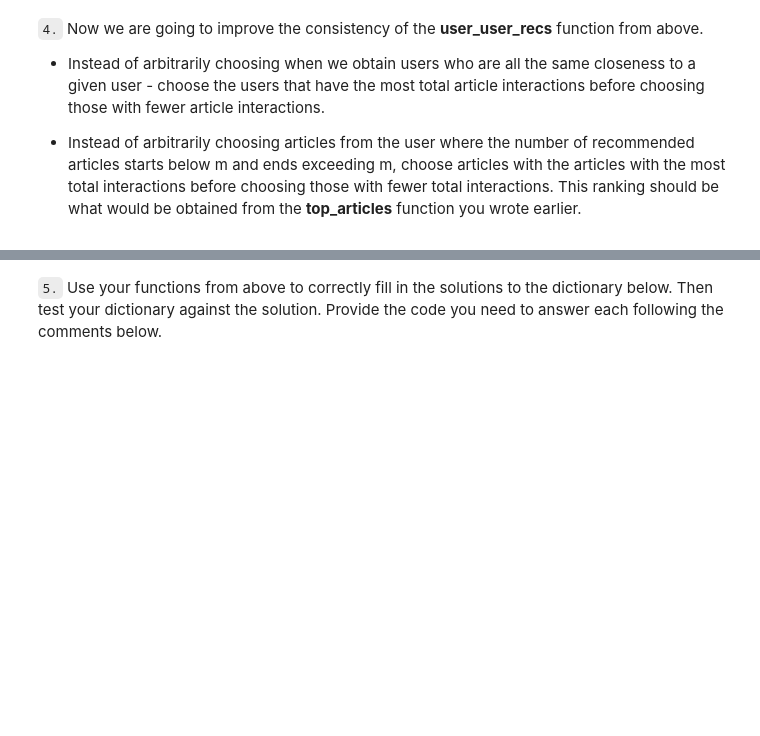
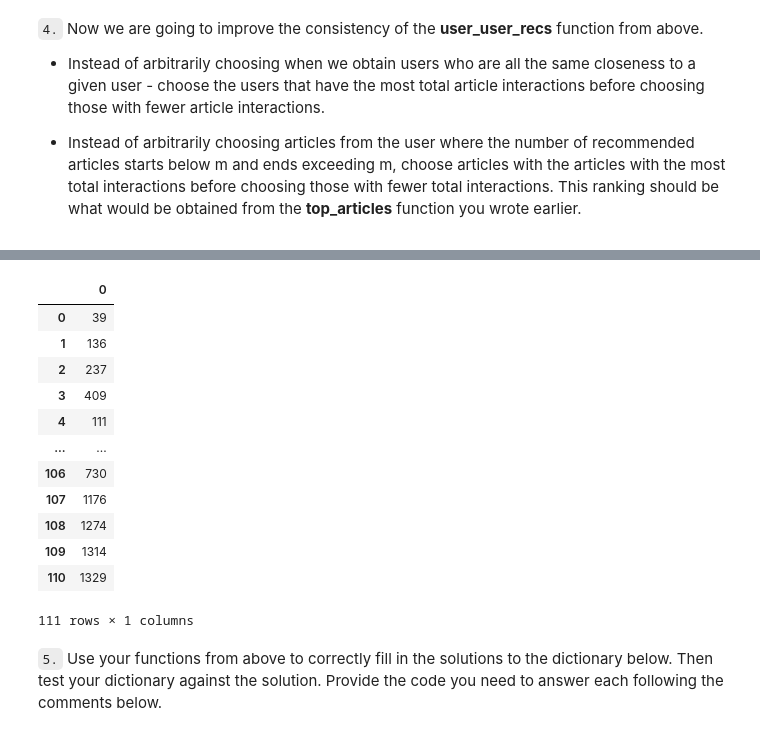
Before and after one commit to norrateng/recommendation_systems_project, a Jupyter notebook: starter/Recommendations_with_IBM.ipynb, the cells around one changed output, grey strips where cells are left out. Saved outputs shown, nothing was run; the diff lists cells and outputs as text; code cells hidden in the pictures; blank space fills up the shorter version.

```diff
--- a/starter/Recommendations_with_IBM.ipynb
+++ b/starter/Recommendations_with_IBM.ipynb
@@ -589,3 +644,21 @@ If this is all you see, you passed all of our tests!  Nice job!
+# %%
+sim_user_articles_df = pd.DataFrame(sim_user_articles, columns=[''])
+sim_user_articles_df
+# we dont need this>> ignore for now
+# %% [output]
+|  | 0 |
+| 0 | 39 |
+| 1 | 136 |
+| 2 | 237 |
+| 3 | 409 |
+| 4 | 111 |
+| ... | ... |
+| 106 | 730 |
+| 107 | 1176 |
+| 108 | 1274 |
+| 109 | 1314 |
+| 110 | 1329 |
+111 rows × 1 columns
 # %%
 def get_top_sorted_users(user_id, user_item=user_item):
     """
```
Also changed, not shown: parts of 7 cells of this notebook.
